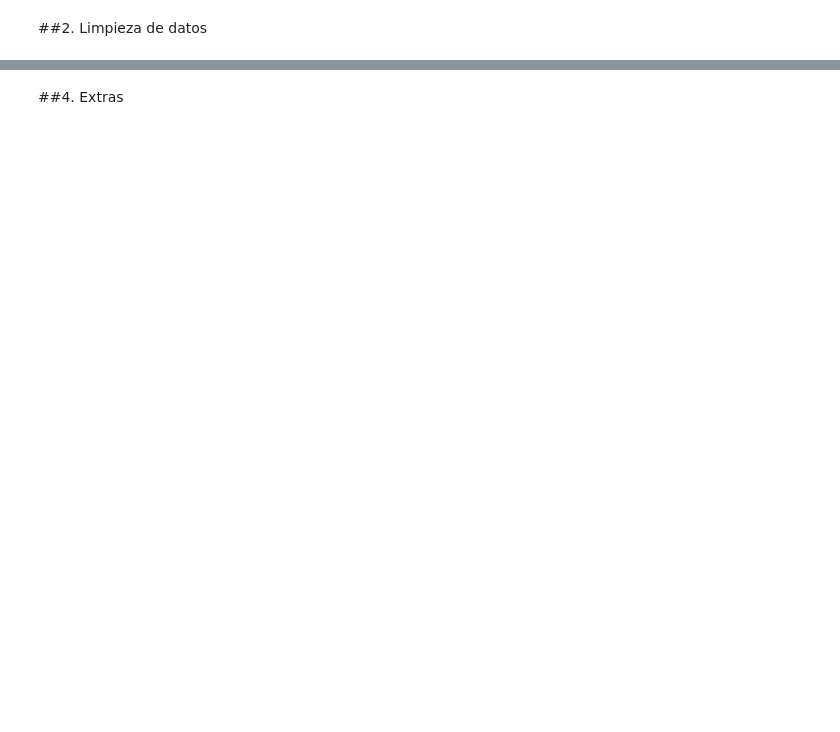
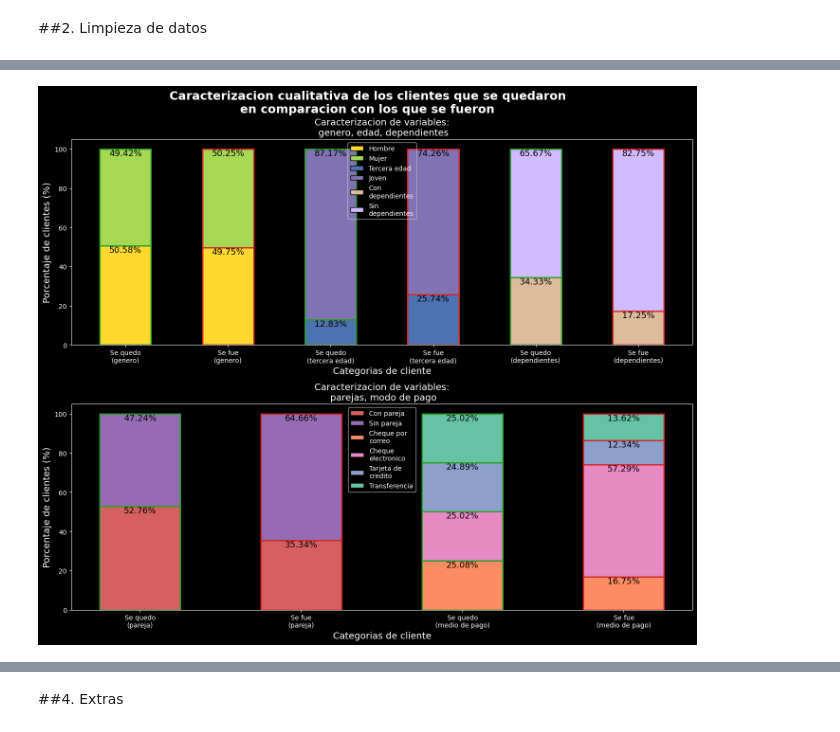
Before and after one commit to w4cha/analisis-alura-etl, a Jupyter notebook: alura_etl_challange.ipynb, the cells around one changed output, grey strips where cells are left out. Saved outputs shown, nothing was run; the diff lists cells and outputs as text; code cells hidden in the pictures; blank space fills up the shorter version.

```diff
--- a/alura_etl_challange.ipynb
+++ b/alura_etl_challange.ipynb
@@ -13 +210,6 @@ Tu desafío será recopilar, procesar y analizar los datos, utilizando Python y
+# %%
+# filtering for Churn users
+# and checking range values again
+nochurned_df = num_df_filter.query("Churn == 'No'")
+churned_df = num_df_filter.query("Churn == 'Yes'")
 # %% [markdown]
@@ -14,0 +280,92 @@ Tu desafío será recopilar, procesar y analizar los datos, utilizando Python y
+# %%
+
+# caracterización cualitativa y cuantitativa de los dos subconjuntos (se fue, se quedo)
+import numpy as np
+from matplotlib.patches import Patch
+plot_state = {"genero": {
+  "categories": ["Se quedo\n(genero)", "Se fue\n(genero)"],
+  "data": [num_df_filter.groupby(by=["gender", "Churn"]).agg(**{"total_status": ("Churn", "count")}).query(f"gender == '{val}'").sort_values(by="Churn")["total_status"] for val in ["Male", "Female"]],
+  "percentage": [len(nochurned_df), len(churned_df)],
+  "pallete": sns.color_palette("Set2", n_colors=6),
+  "labels_bar": ["Hombre", "Mujer"],
+  "data_color": [-1, 4],
+  "bottom": np.zeros(2),
+  "position": 0
+},
+ "edad": {
+     "categories": ["Se quedo\n(tercera edad)", "Se fue\n(tercera edad)"],
+     "data": [num_df_filter.groupby(by=["SeniorCitizen", "Churn"]).agg(**{"total_status": ("Churn", "count")}).query(f"SeniorCitizen == {val}").sort_values(by="Churn")["total_status"] for val in [True, False]],
+     "percentage": [len(nochurned_df), len(churned_df)],
+     "pallete": sns.color_palette("deep", n_colors=6),
+     "labels_bar": ["Tercera edad", "Joven"],
+     "data_color": [0, 4],
+     "bottom": np.zeros(2),
+     "position": 2
+ },
+  "dependientes": {
+      "categories": ["Se quedo\n(dependientes)", "Se fue\n(dependientes)"],
+     "data": [num_df_filter.groupby(by=["Dependents", "Churn"]).agg(**{"total_status": ("Churn", "count")}).query(f"Dependents == {val}").sort_values(by="Churn")["total_status"] for val in [True, False]],
+     "percentage": np.array([len(nochurned_df), len(churned_df)]),
+     "pallete": sns.color_palette("pastel", n_colors=6),
+      "labels_bar": ["Con\ndependientes", "Sin\ndependientes"],
+     "data_color": [5, 4],
+     "bottom": np.zeros(2),
+     "position": 4
+  },
+  "parejas": {
+      "categories": ["Se quedo\n(pareja)", "Se fue\n(pareja)"],
+     "data": [num_df_filter.groupby(by=["Partner", "Churn"]).agg(**{"total_status": ("Churn", "count")}).query(f"Partner == {val}").sort_values(by="Churn")["total_status"] for val in [True, False]],
+     "percentage": np.array([len(nochurned_df), len(churned_df)]),
+     "pallete": sns.color_palette("muted", n_colors=6),
+      "labels_bar": ["Con pareja", "Sin pareja"],
+     "data_color": [3, 4],
+     "bottom": np.zeros(2),
+     "position": 0
+  },"modo de pago": {
+      "categories": ["Se quedo\n(medio de pago)", "Se fue\n(medio de pago)"],
+     "data": [num_df_filter.groupby(by=["PaymentMethod", "Churn"]).agg(**{"total_status": ("Churn", "count")}).query(f"PaymentMethod == '{val}'").sort_values(by="Churn")["total_status"] for val in ['Mailed check', 'Electronic check', 'Credit card (automatic)',
+              'Bank transfer (automatic)']],
+     "percentage": np.array([len(nochurned_df), len(churned_df)]),
+     "pallete": sns.color_palette("Set2", n_colors=6),
+      "labels_bar": ["Cheque por\ncorreo", "Cheque\nelectronico",
+                     "Tarjeta de\ncredito", "Transferencia"],
+     "data_color": [1, 3, 2, 0],
+     "bottom": np.zeros(2),
+     "position": 2
+  },
+}
+with plt.style.context("dark_background"):
+  fig_1, (ax_qtg) = plt.subplots(nrows=2, ncols=1, figsize=(14,12))
+  for axis, sub_graph in zip(ax_qtg, ({key: plot_state[key] for key in list(plot_state.keys())[0:3]},
+                                  {key: plot_state[key] for key in list(plot_state.keys())[3:]})):
+    colors_legend_handler = []
+    text_legends_handlesr = []
+    for graph in sub_graph.values():
+      graph["data_color"] = [graph["pallete"][val] for val in graph["data_color"]]
+      bottom = graph["bottom"] # an arrray of zeros to set the current bottom
+      for count, (label, label_data) in enumerate(zip(graph["data_color"], graph["data"])):
+        percent_value = label_data/graph["percentage"]*100
+        axis.bar(graph["categories"], percent_value, 0.5, bottom=bottom,
+                  color=label,
+                 edgecolor=["#2ca02c", "#d62728"], linewidth=2)
+        colors_legend_handler.append(label)
+        text_legends_handlesr.extend([graph["labels_bar"][count],])
+        for count, (position, value) in enumerate(zip(bottom, percent_value), start=graph["position"]):
+          axis.text(x=count, y=position+value, s=f"{value:.2f}%",
+                    color="#000000",
+                    fontsize=13, ha="center", va="top",)
+        bottom = np.array([a + b for a, b in zip(bottom, percent_value)])
+      # this manual way is the better aproach to give outlines to bars but
+      # to keep that outline color from appearing in the legend color rectangles
+      handlers = [Patch(facecolor=color, edgecolor='black', label=label) for color, label in zip(colors_legend_handler, text_legends_handlesr)]
+      axis.set_xlabel("Categorias de cliente", fontsize=14)
+      axis.set_ylabel("Porcentaje de clientes (%)", fontsize=14)
+      axis.legend(handles=handlers, loc="upper center", facecolor="none")
+      axis.set_title(label=f"Caracterizacion de variables:\n {', '.join(sub_graph.keys())}",
+                     fontsize=14)
+    plt.suptitle("Caracterizacion cualitativa de los clientes que se quedaron\nen comparacion con los que se fueron",
+                 fontsize=18, fontweight="bold")
+  fig_1.tight_layout()
+  plt.show()
+# %% [output]
+[figure, added]
```
Also changed, not shown: parts of 29 cells of this notebook.
